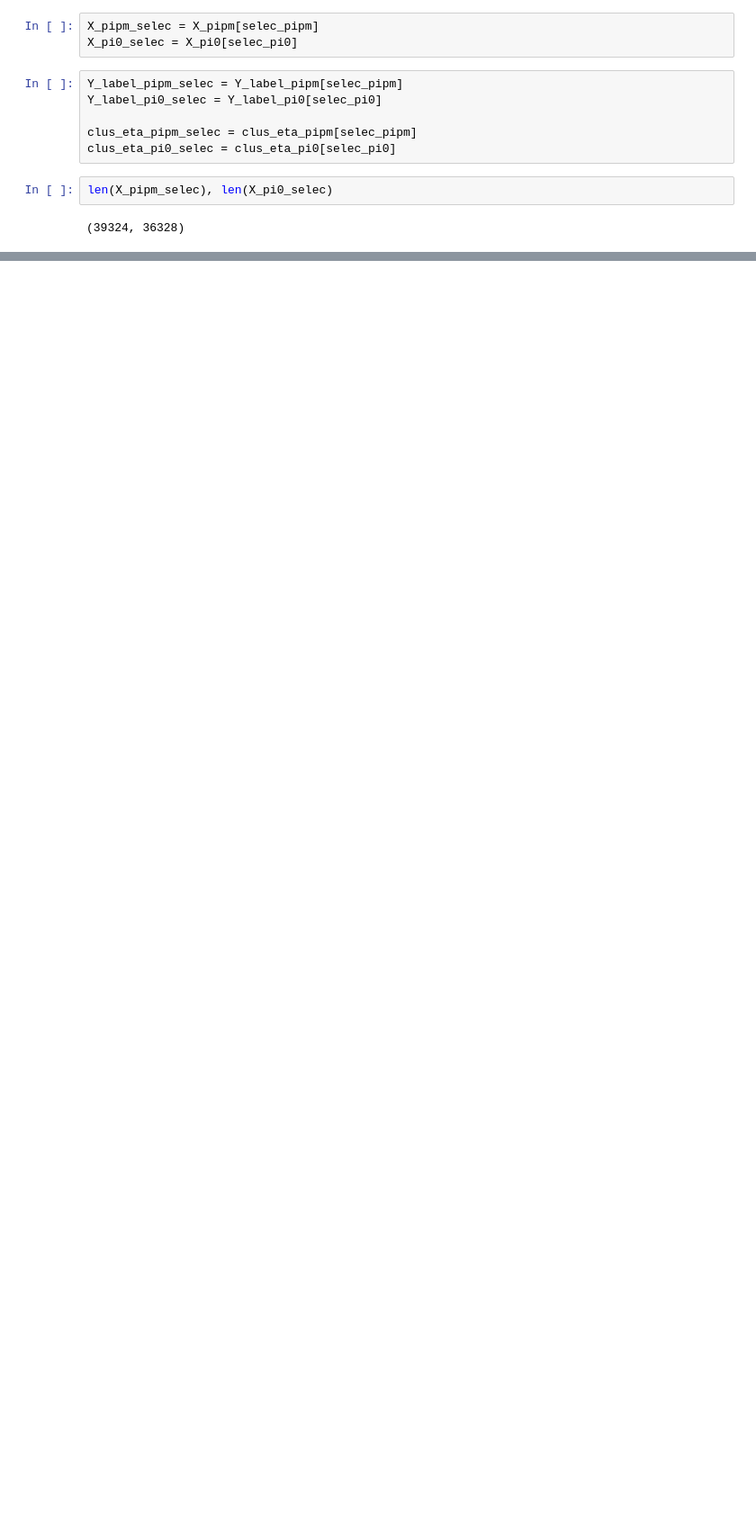
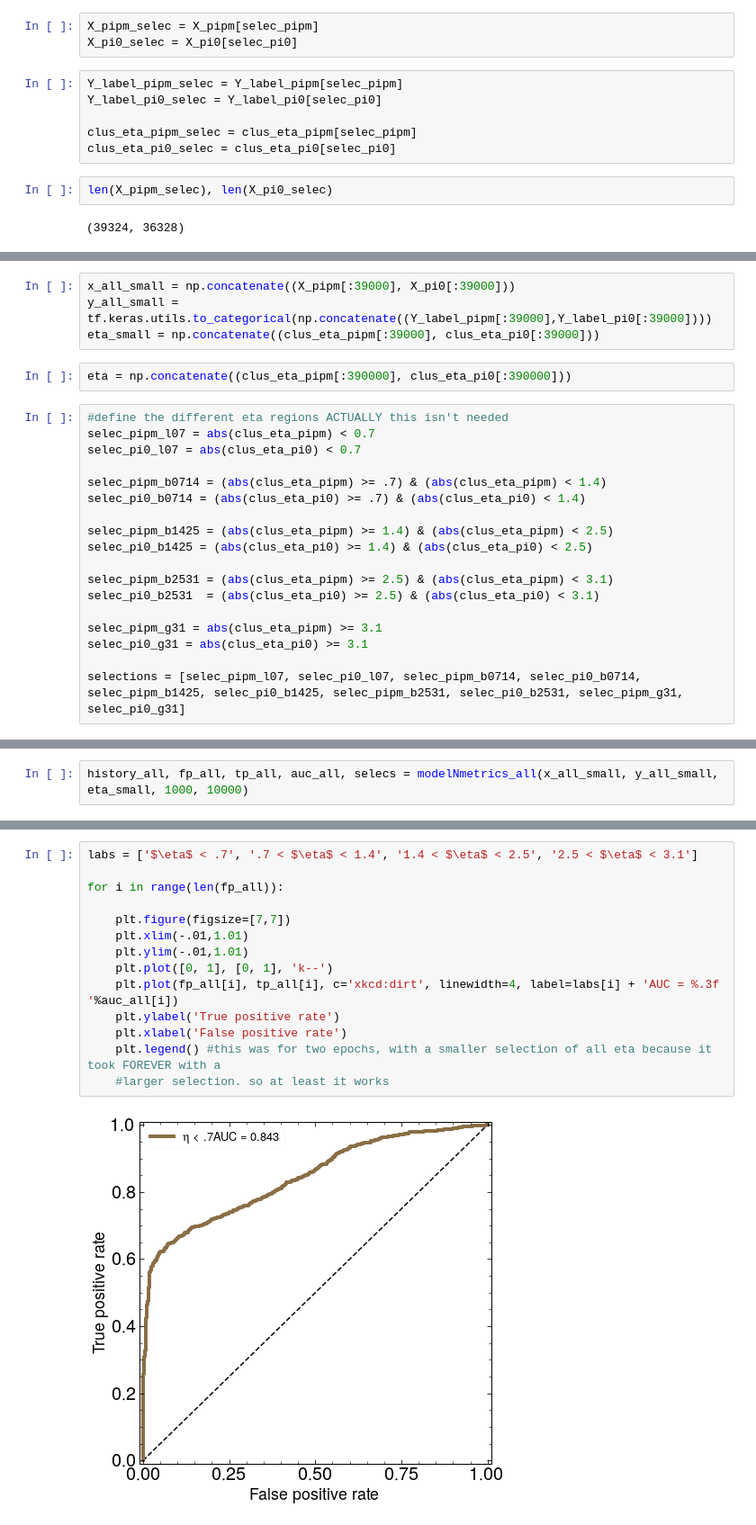
Before and after one commit to KaelaDouglas/LCStudies, a Jupyter notebook: classifier/Week6_part1.ipynb, the cells around one changed output, grey strips where cells are left out. Shown at 90% size. Cells and saved outputs as stored; diff of their text form; blank space fills up the shorter version.

```diff
--- a/classifier/Week6_part1.ipynb
+++ b/classifier/Week6_part1.ipynb
@@ -169,0 +215,24 @@ ValueError: in user code:
+# %%
+x_all_small = np.concatenate((X_pipm[:39000], X_pi0[:39000]))
+y_all_small = tf.keras.utils.to_categorical(np.concatenate((Y_label_pipm[:39000],Y_label_pi0[:39000])))
+eta_small = np.concatenate((clus_eta_pipm[:39000], clus_eta_pi0[:39000]))
+# %%
+eta = np.concatenate((clus_eta_pipm[:390000], clus_eta_pi0[:390000]))
+# %%
+#define the different eta regions ACTUALLY this isn't needed
+selec_pipm_l07 = abs(clus_eta_pipm) < 0.7
+selec_pi0_l07 = abs(clus_eta_pi0) < 0.7
+
+selec_pipm_b0714 = (abs(clus_eta_pipm) >= .7) & (abs(clus_eta_pipm) < 1.4)
+selec_pi0_b0714 = (abs(clus_eta_pi0) >= .7) & (abs(clus_eta_pi0) < 1.4)
+
+selec_pipm_b1425 = (abs(clus_eta_pipm) >= 1.4) & (abs(clus_eta_pipm) < 2.5)
+selec_pi0_b1425 = (abs(clus_eta_pi0) >= 1.4) & (abs(clus_eta_pi0) < 2.5)
+
+selec_pipm_b2531 = (abs(clus_eta_pipm) >= 2.5) & (abs(clus_eta_pipm) < 3.1)
+selec_pi0_b2531  = (abs(clus_eta_pi0) >= 2.5) & (abs(clus_eta_pi0) < 3.1)
+
+selec_pipm_g31 = abs(clus_eta_pipm) >= 3.1
+selec_pi0_g31 = abs(clus_eta_pi0) >= 3.1
+
+selections = [selec_pipm_l07, selec_pi0_l07, selec_pipm_b0714, selec_pi0_b0714, selec_pipm_b1425, selec_pi0_b1425, selec_pipm_b2531, selec_pi0_b2531, selec_pipm_g31, selec_pi0_g31]
@@ -169,0 +282,2 @@ ValueError: in user code:
+# %%
+history_all, fp_all, tp_all, auc_all, selecs = modelNmetrics_all(x_all_small, y_all_small, eta_small, 1000, 10000)
@@ -169,0 +302,16 @@ ValueError: in user code:
+# %%
+labs = ['$\eta$ < .7', '.7 < $\eta$ < 1.4', '1.4 < $\eta$ < 2.5', '2.5 < $\eta$ < 3.1']
+
+for i in range(len(fp_all)):
+
+    plt.figure(figsize=[7,7])
+    plt.xlim(-.01,1.01)
+    plt.ylim(-.01,1.01)
+    plt.plot([0, 1], [0, 1], 'k--')
+    plt.plot(fp_all[i], tp_all[i], c='xkcd:dirt', linewidth=4, label=labs[i] + 'AUC = %.3f '%auc_all[i])
+    plt.ylabel('True positive rate')
+    plt.xlabel('False positive rate')
+    plt.legend() #this was for two epochs, with a smaller selection of all eta because it took FOREVER with a
+    #larger selection. so at least it works
+# %% [output]
+[figure, added]
```
Also changed, not shown: parts of 32 cells of this notebook, 33 other files.
